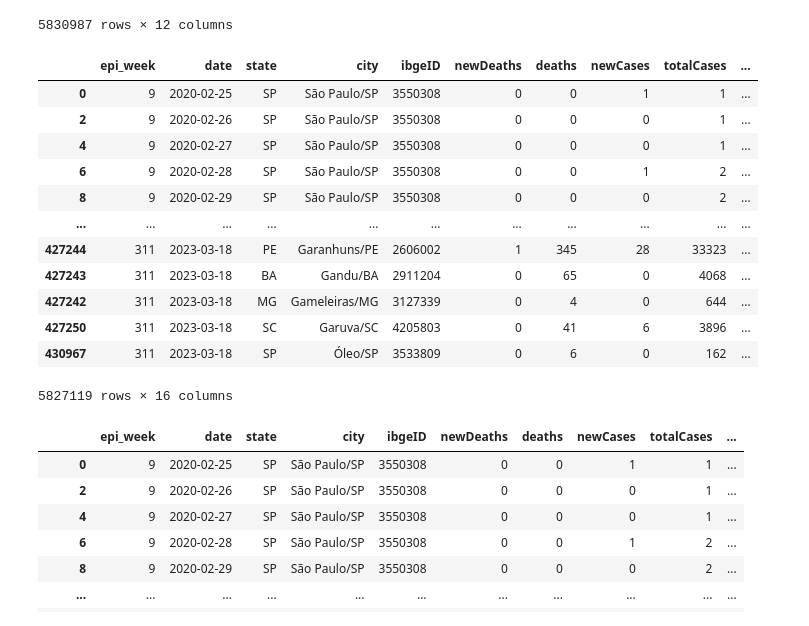
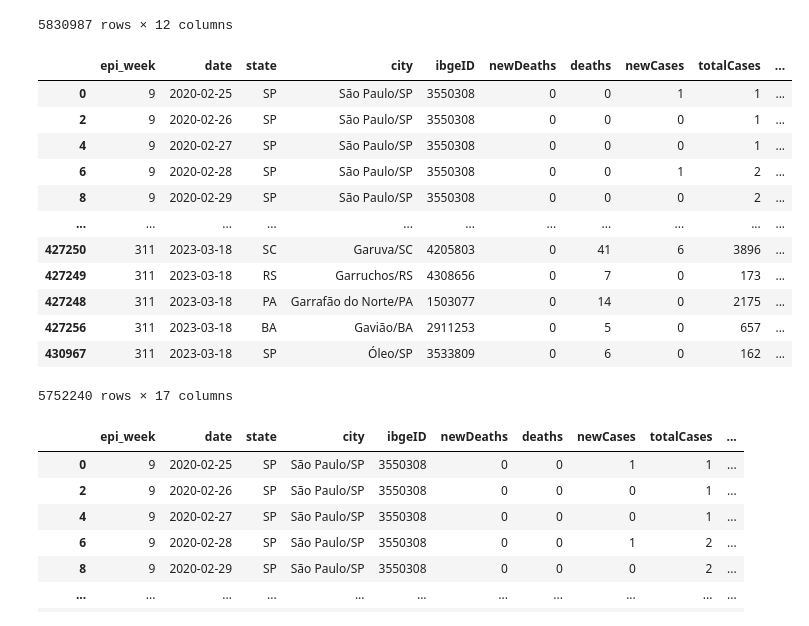
Before and after one commit to ericgbraz/COLAB_PED, a Jupyter notebook: Projeto_Final.ipynb, the cells around one changed output. Drawn from its saved outputs; the diff is of its cells as text; code cells hidden in the pictures.

```diff
--- a/Projeto_Final.ipynb
+++ b/Projeto_Final.ipynb
@@ -46,36 +46,37 @@ df_total
 | 430968 | 311 | 2023-03-18 | TOTAL | TOTAL | 0 | 0 | 699310 | 0 | 37085520 | ... |
 5830987 rows × 12 columns
 # %%
-df_final = df_total.query('state != "TOTAL" & (newDeaths >= 0 | newCases >=0)').sort_values('date',ascending=True)
+df_final = df_total.query('state != "TOTAL" & newDeaths >= 0 & newCases >=0').sort_values('date',ascending=True)
 
 df_final["date"] = pd.to_datetime(df_final["date"])
 df_final['ano_mes'] = df_final['date'].dt.to_period('M').apply(lambda r: r.to_timestamp().strftime('%Y-%m'))
 df_final['dia'] = df_final['date'].dt.day
 df_final['mes'] = df_final['date'].dt.month
 df_final['ano'] = df_final['date'].dt.year
+df_final['media_movel'] = df_final['newDeaths'].rolling(window=7).mean()
 df_final
 
 #print("Número de registros:", len(df_final))
 #estado_counts = df_final['state'].value_counts()
 #print("Distribuição dos casos por estado:")
 #print(estado_counts)
 #total_casos = df_final['newCases'].sum()
 #total_obitos = df_final['newDeaths'].sum()
 #print("Total de casos confirmados:", total_casos)
 #print("Total de óbitos:", total_obitos)
 # %% [output]
 |  | epi_week | date | state | city | ibgeID | newDeaths | deaths | newCases | totalCases | ... |
 | 0 | 9 | 2020-02-25 | SP | São Paulo/SP | 3550308 | 0 | 0 | 1 | 1 | ... |
 | 2 | 9 | 2020-02-26 | SP | São Paulo/SP | 3550308 | 0 | 0 | 0 | 1 | ... |
 | 4 | 9 | 2020-02-27 | SP | São Paulo/SP | 3550308 | 0 | 0 | 0 | 1 | ... |
 | 6 | 9 | 2020-02-28 | SP | São Paulo/SP | 3550308 | 0 | 0 | 1 | 2 | ... |
 | 8 | 9 | 2020-02-29 | SP | São Paulo/SP | 3550308 | 0 | 0 | 0 | 2 | ... |
 | ... | ... | ... | ... | ... | ... | ... | ... | ... | ... | ... |
-| 427244 | 311 | 2023-03-18 | PE | Garanhuns/PE | 2606002 | 1 | 345 | 28 | 33323 | ... |
-| 427243 | 311 | 2023-03-18 | BA | Gandu/BA | 2911204 | 0 | 65 | 0 | 4068 | ... |
-| 427242 | 311 | 2023-03-18 | MG | Gameleiras/MG | 3127339 | 0 | 4 | 0 | 644 | ... |
 | 427250 | 311 | 2023-03-18 | SC | Garuva/SC | 4205803 | 0 | 41 | 6 | 3896 | ... |
+| 427249 | 311 | 2023-03-18 | RS | Garruchos/RS | 4308656 | 0 | 7 | 0 | 173 | ... |
+| 427248 | 311 | 2023-03-18 | PA | Garrafão do Norte/PA | 1503077 | 0 | 14 | 0 | 2175 | ... |
+| 427256 | 311 | 2023-03-18 | BA | Gavião/BA | 2911253 | 0 | 5 | 0 | 657 | ... |
 | 430967 | 311 | 2023-03-18 | SP | Óleo/SP | 3533809 | 0 | 6 | 0 | 162 | ... |
-5827119 rows × 16 columns
+5752240 rows × 17 columns
 # %%
 import matplotlib.pyplot as plt
```
Also changed, not shown: parts of 3 cells of this notebook.
